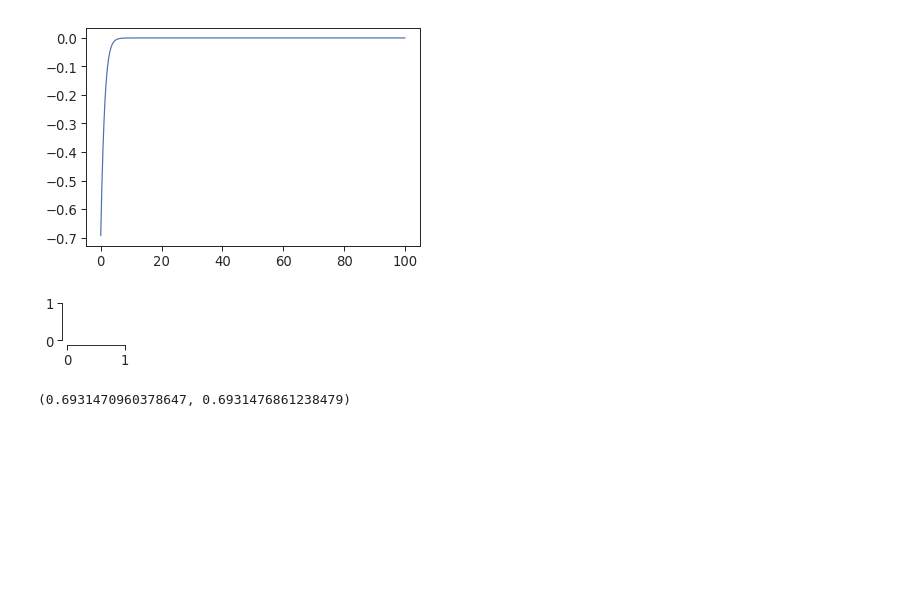
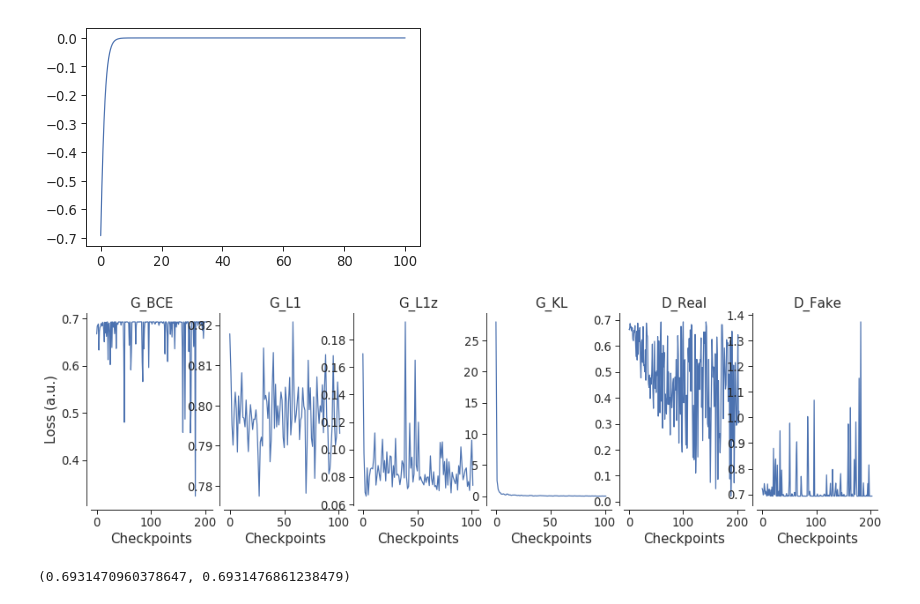
Before and after one commit to lappalainenj/mapsgan, a Jupyter notebook: examples/losses.ipynb, the cells around one changed output. Cells and saved outputs as stored; diff of their text form; code cells hidden in the pictures; blank space fills up the shorter version.

```diff
--- a/examples/losses.ipynb
+++ b/examples/losses.ipynb
@@ -133,11 +136,13 @@ plt.plot()
 # %% [output]
 []
 [figure]
-# %%
-viz = Visualization()
-ax = viz.plot.init_subplot(title='', tot_tup=(5, 5), sp_tup=(0, 0))
-# %% [output]
-[figure, removed]
+# %%
+viz = Visualization()
+solver.generator = models['BicycleBaseline']['generator']
+solver.load_generator(model_path + models['BicycleBaseline']['ckpt'])
+viz.loss(solver.train_loss_history)
+# %% [output]
+[figure, added]
 # %%
 plt.plot(losses['Baseline']['G_BCE'][2:])
 ax = plt.gca()
```
Also changed, not shown: parts of 6 cells of this notebook, 2 other files.
